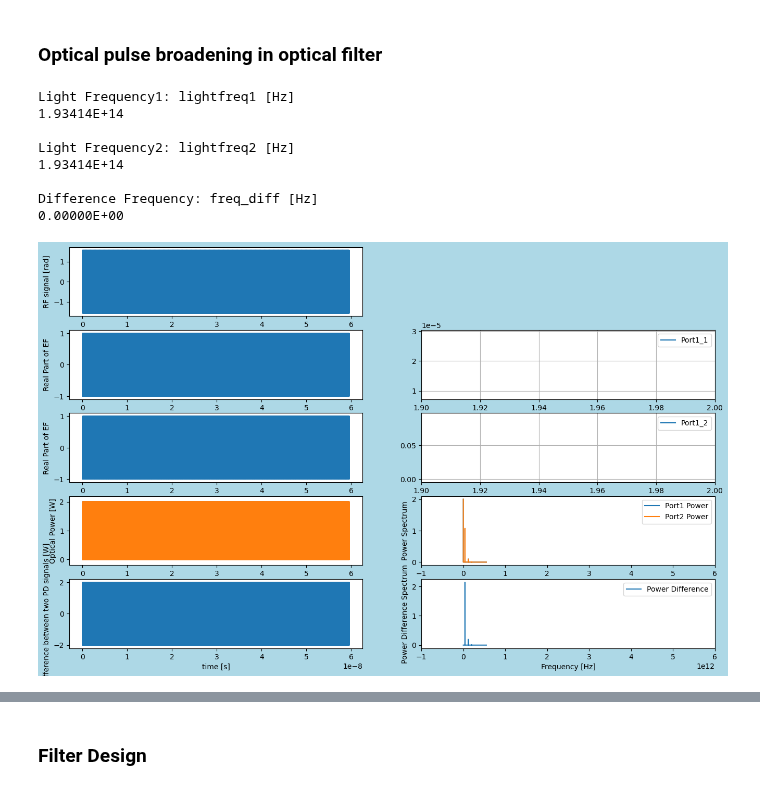
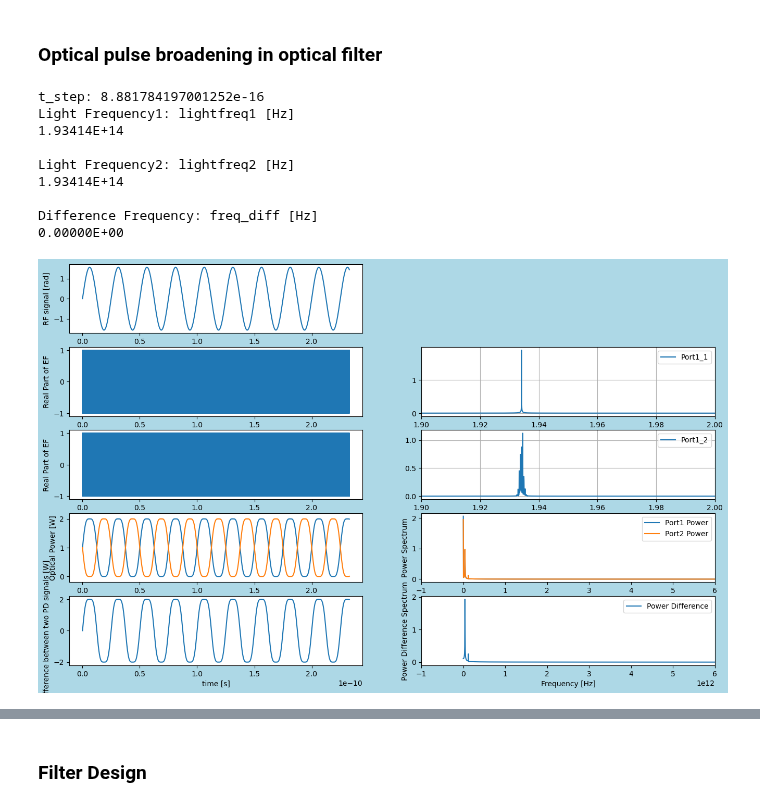
Before and after one commit to tacticstactics/Optical-pulse-broadening, a Jupyter notebook: optical_pulse_broadening_in_optical_filter.ipynb, the cells around one changed output, grey strips where cells are left out. Saved outputs shown, nothing was run; the diff lists cells and outputs as text; code cells hidden in the pictures.

```diff
--- a/optical_pulse_broadening_in_optical_filter.ipynb
+++ b/optical_pulse_broadening_in_optical_filter.ipynb
@@ -47,9 +47,9 @@ def beamsplitter(PT,Ein):
 
      return Eout
 # %%
-samplerate = 2**16 # Number of Points
-t_step = 2 ** -40 #[s]
-
+samplerate = 2**18 # Number of Points
+t_step = 2**-50 #[s]
+print('t_step:', t_step)
 tcol = np.linspace(0.0, t_step * samplerate, samplerate, endpoint=False)
 
 amp_c = 0.5 * np.pi
@@ -220,34 +220,35 @@ ax1_8.plot(xf, 2.0/samplerate * np.abs(Port1_powercol_f[0:samplerate//2]),label=
 ax1_8.set_ylabel("Power Spectrum")
 ax1_8.set_xlim(-1e12,6e12)
 ax1_8.legend()
 
 
 ax1_8.plot(xf, 2.0/samplerate * np.abs(Port2_powercol_f[0:samplerate//2]), label="Port2 Power")
 ax1_8.set_ylabel("Power Spectrum")
 ax1_8.set_xlim(-1e12,6e12)
 ax1_8.legend()
 
 
 Power_diffcol_f = fft(Power_diffcol)
 ax1_10.plot(xf, 2.0/samplerate * np.abs(Power_diffcol_f[0:samplerate//2]), label="Power Difference")
 ax1_10.set_xlabel("Frequency [Hz]")
 ax1_10.set_ylabel("Power Difference Spectrum")
 ax1_10.set_xlim(-1e12,6e12)
 ax1_10.legend()
 
 #plt.savefig(f"{wl2}_{freq_rf}.png", dpi=300)
 
 plt.show()
 # %% [output]
+t_step: 8.881784197001252e-16
 Light Frequency1: lightfreq1 [Hz]
 1.93414E+14
 
 Light Frequency2: lightfreq2 [Hz]
 1.93414E+14
 
 Difference Frequency: freq_diff [Hz]
 0.00000E+00
-[figure, old version]
+[figure, new version]
 # %%
 
 N = 2* samplerate
```
Also changed, not shown: parts of 2 cells of this notebook, 1 other file.
